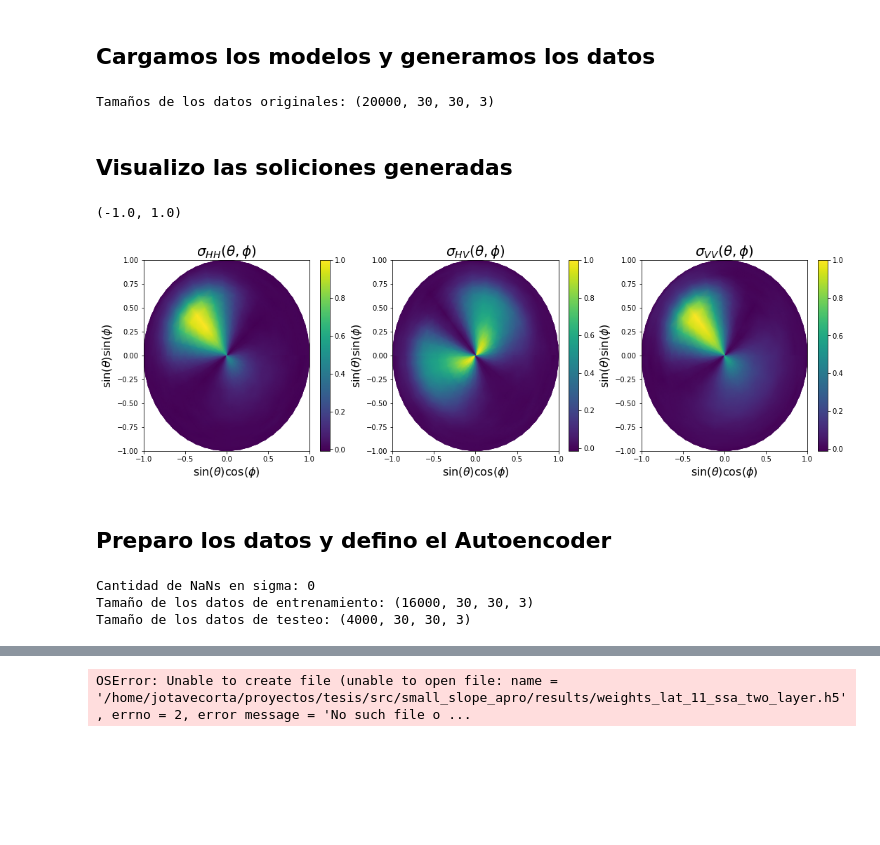
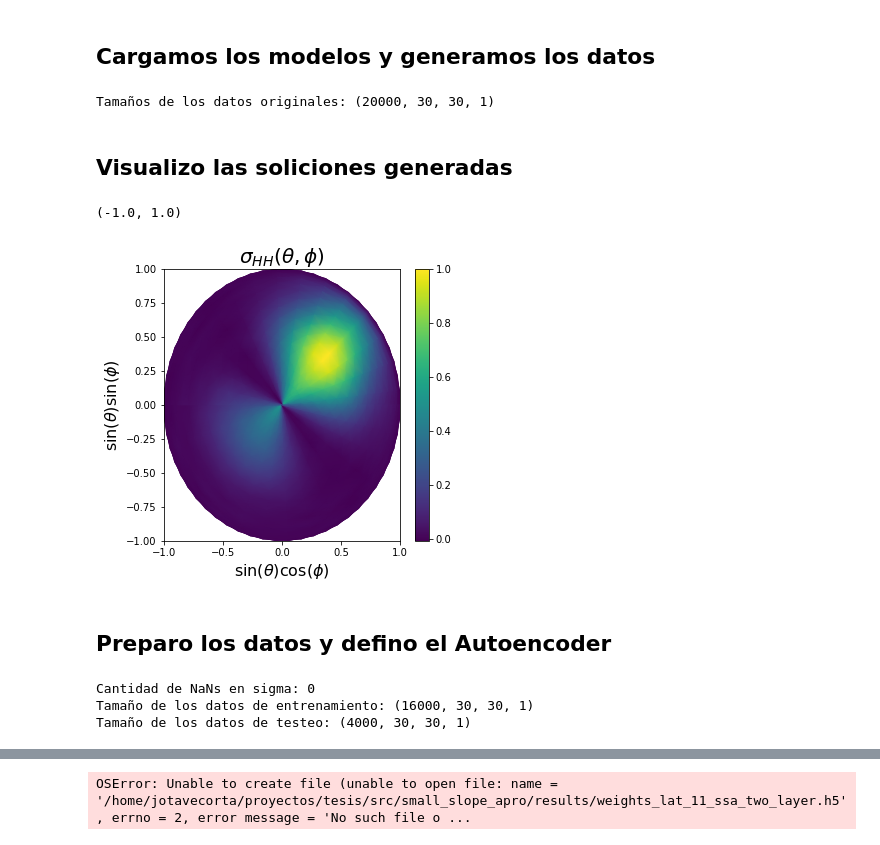
Before and after one commit to jotavecorta/DeepScatteringModels, a Jupyter notebook: small_slope_aprox/ConvAutoencoder_SSA.ipynb, the cells around one changed output, grey strips where cells are left out. Drawn from its saved outputs; the diff is of its cells as text; code cells hidden in the pictures; blank space fills up the shorter version.

Commit message:
Intento entrenamiento SSA con un solo canal

```diff
--- a/small_slope_aprox/ConvAutoencoder_SSA.ipynb
+++ b/small_slope_aprox/ConvAutoencoder_SSA.ipynb
@@ -44,7 +44,7 @@ ky = np.sin(THETA)*np.sin(PHI)
 
 # Sampleo y recorro: generamos un vector aleatorio que contenga los índices de los argumentos
 rng = np.random.default_rng()
-sigma = np.zeros((realizations, PHI.shape[0], PHI.shape[1], 3))
+sigma = np.zeros((realizations, PHI.shape[0], PHI.shape[1], 1))
 
 
 for i in range(realizations):
@@ -63,23 +63,23 @@ for i in range(realizations):
   s_O1 = suma_O1(*args)
 
   # v-pol
-  s_vv = s_O1[0, 0]
-  s_vv_noise = s_vv + rng.normal(0, .03*np.mean(s_vv), size = PHI.shape)
+  #s_vv = s_O1[0, 0]
+  #s_vv_noise = s_vv + rng.normal(0, .03*np.mean(s_vv), size = PHI.shape)
 
   # h-pol
   s_hh = s_O1[1, 1]
   s_hh_noise = s_hh + rng.normal(0, .03*np.mean(s_hh), size = PHI.shape)
 
-  s_hv = s_O1[1, 0]
-  s_hv_noise = s_hv + rng.normal(0, .03*np.mean(s_hv), size = PHI.shape)
+  #s_hv = s_O1[1, 0]
+  #s_hv_noise = s_hv + rng.normal(0, .03*np.mean(s_hv), size = PHI.shape)
 
   # Guardo los resultados en un tensor: primero apilo los tres canales (stack)
   cond = np.count_nonzero(np.isnan(s_hh_noise))              # Cuenta cantidad de NaNs
   if cond == 0:
-    stack = np.dstack((s_hh_noise/np.max(np.abs(s_hh_noise)),
-                      s_hv_noise/np.max(np.abs(s_hv_noise)),
-                     s_vv_noise/np.max(np.abs(s_vv_noise))))
-    sigma[i,:,:,:] = stack
+    #stack = np.dstack((s_hh_noise/np.max(np.abs(s_hh_noise)),
+    #                  s_hv_noise/np.max(np.abs(s_hv_noise)),
+    #                 s_vv_noise/np.max(np.abs(s_vv_noise))))
+    sigma[i,:,:,:] = np.expand_dims(s_hh_noise/np.max(np.abs(s_hh_noise)),axis=2)#stack
   else:
     print('Hay NaNs')
 # %%
@@ -87,50 +87,50 @@ for i in range(realizations):
 shape = sigma.shape
 print('Tamaños de los datos originales:', shape)
 # %% [output]
-Tamaños de los datos originales: (20000, 30, 30, 3)
+Tamaños de los datos originales: (20000, 30, 30, 1)
 # %% [markdown]
 ## Visualizo las soliciones generadas
 # %%
 index = rng.integers(shape[0])
 img = sigma[index,:,:,:]
 
 
 fig = plt.figure(figsize=(18, 5))
 # Canal HH
 ax = plt.subplot(1, 3, 1)
 c = ax.pcolormesh(kx, ky, sigma[index,:,:,0],
                   shading = 'gouraud' )
 plt.title(r'$\sigma_{HH}(\theta,\phi)$', fontsize = 20)
 plt.xlabel(r"$\sin(\theta)\cos(\phi)$", fontsize = 16)
 plt.ylabel(r"$\sin(\theta)\sin(\phi)$", fontsize = 16)
 fig.colorbar(c, ax=ax)
 plt.xlim((-1,1))
 plt.ylim((-1,1))
 
-# Canal HV
-ax = plt.subplot(1, 3, 2)
-c = ax.pcolormesh(kx, ky, sigma[index,:,:,1],
-                  shading = 'gouraud' )
-plt.title(r'$\sigma_{HV}(\theta,\phi)$', fontsize = 20)
-plt.xlabel(r"$\sin(\theta)\cos(\phi)$", fontsize = 16)
-plt.ylabel(r"$\sin(\theta)\sin(\phi)$", fontsize = 16)
-fig.colorbar(c, ax=ax)
-plt.xlim((-1,1))
-plt.ylim((-1,1))
+# # Canal HV
+# ax = plt.subplot(1, 3, 2)
+# c = ax.pcolormesh(kx, ky, sigma[index,:,:,1],
+#                   shading = 'gouraud' )
+# plt.title(r'$\sigma_{HV}(\theta,\phi)$', fontsize = 20)
+# plt.xlabel(r"$\sin(\theta)\cos(\phi)$", fontsize = 16)
+# plt.ylabel(r"$\sin(\theta)\sin(\phi)$", fontsize = 16)
+# fig.colorbar(c, ax=ax)
+# plt.xlim((-1,1))
+# plt.ylim((-1,1))
 
-# Canal VV
-ax = plt.subplot(1, 3, 3)
-c = ax.pcolormesh(kx, ky, sigma[index,:,:,2],
-                  shading = 'gouraud' )
-plt.title(r'$\sigma_{VV}(\theta,\phi)$', fontsize = 20)
-plt.xlabel(r"$\sin(\theta)\cos(\phi)$", fontsize = 16)
-plt.ylabel(r"$\sin(\theta)\sin(\phi)$", fontsize = 16)
-fig.colorbar(c, ax=ax)
-plt.xlim((-1,1))
-plt.ylim((-1,1))
+# # Canal VV
+# ax = plt.subplot(1, 3, 3)
+# c = ax.pcolormesh(kx, ky, sigma[index,:,:,2],
+#                   shading = 'gouraud' )
+# plt.title(r'$\sigma_{VV}(\theta,\phi)$', fontsize = 20)
+# plt.xlabel(r"$\sin(\theta)\cos(\phi)$", fontsize = 16)
+# plt.ylabel(r"$\sin(\theta)\sin(\phi)$", fontsize = 16)
+# fig.colorbar(c, ax=ax)
+# plt.xlim((-1,1))
+# plt.ylim((-1,1))
 # %% [output]
 (-1.0, 1.0)
-[figure, old version]
+[figure, new version]
 # %% [markdown]
 ## Preparo los datos y defino el Autoencoder
 # %%
@@ -145,8 +145,8 @@ print(f'Tamaño de los datos de entrenamiento: {sigma_train.shape}')
 print(f'Tamaño de los datos de testeo: {sigma_test.shape}')
 # %% [output]
 Cantidad de NaNs en sigma: 0
-Tamaño de los datos de entrenamiento: (16000, 30, 30, 3)
-Tamaño de los datos de testeo: (4000, 30, 30, 3)
+Tamaño de los datos de entrenamiento: (16000, 30, 30, 1)
+Tamaño de los datos de testeo: (4000, 30, 30, 1)
 # %%
 import tensorflow as tf
 from tensorflow.keras.models import Model
```
Also changed, not shown: parts of 3 cells of this notebook, 1 other file.
